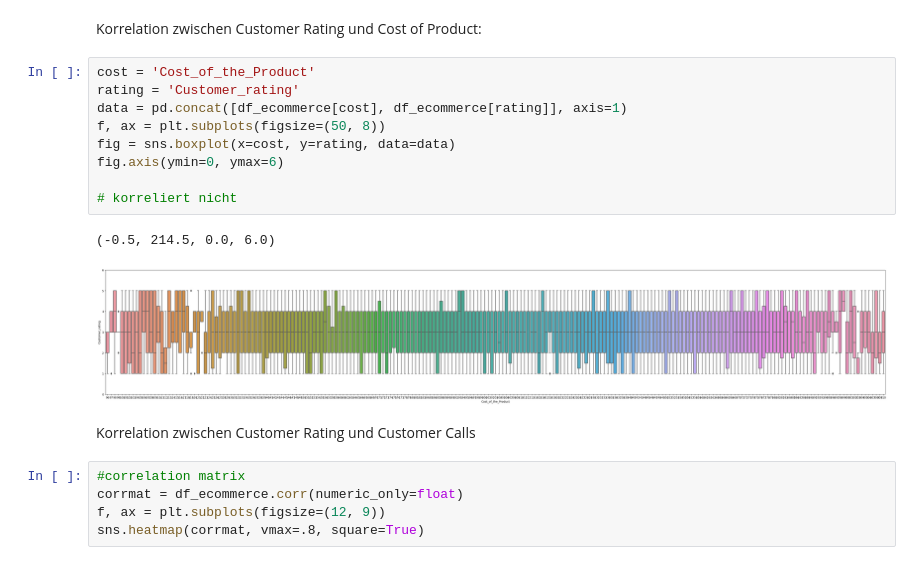
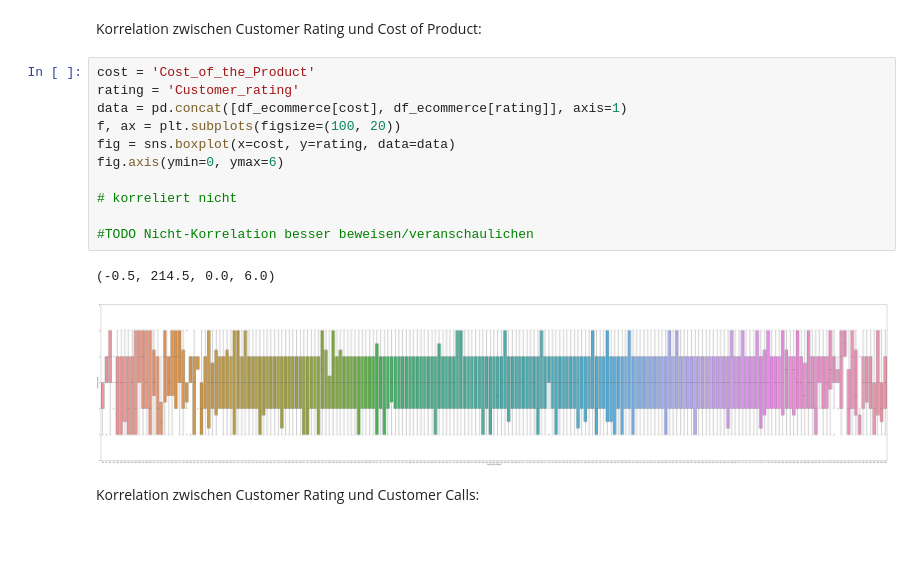
Before and after one commit to jonathan-baumann/PDA, a Jupyter notebook: use_case_group4_ecommerce.ipynb, the cells around one changed output. Saved outputs shown, nothing was run; the diff lists cells and outputs as text; blank space fills up the shorter version.

```diff
--- a/use_case_group4_ecommerce.ipynb
+++ b/use_case_group4_ecommerce.ipynb
@@ -76,19 +209,16 @@ Korrelation zwischen Customer Rating und Cost of Product:
 # %%
 cost = 'Cost_of_the_Product'
 rating = 'Customer_rating'
 data = pd.concat([df_ecommerce[cost], df_ecommerce[rating]], axis=1)
-f, ax = plt.subplots(figsize=(50, 8))
+f, ax = plt.subplots(figsize=(100, 20))
 fig = sns.boxplot(x=cost, y=rating, data=data)
 fig.axis(ymin=0, ymax=6)
 
 # korreliert nicht
+
+#TODO Nicht-Korrelation besser beweisen/veranschaulichen
 # %% [output]
 (-0.5, 214.5, 0.0, 6.0)
-[figure, old version]
+[figure, new version]
 # %% [markdown]
-Korrelation zwischen Customer Rating und Customer Calls
+Korrelation zwischen Customer Rating und Customer Calls:
-# %%
-#correlation matrix
-corrmat = df_ecommerce.corr(numeric_only=float)
-f, ax = plt.subplots(figsize=(12, 9))
-sns.heatmap(corrmat, vmax=.8, square=True)
```
Also changed, not shown: parts of 37 cells of this notebook.
